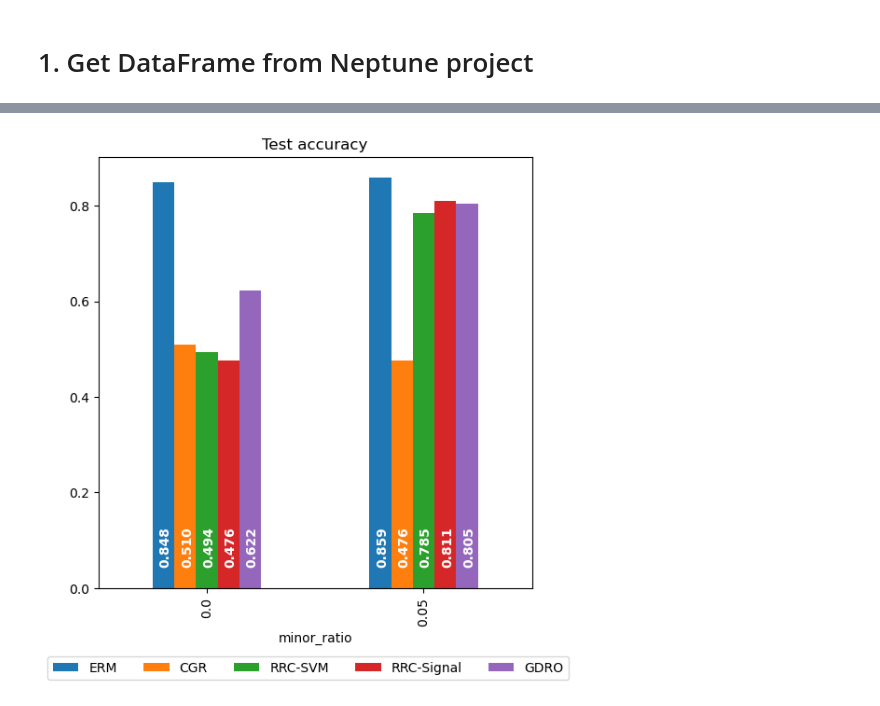
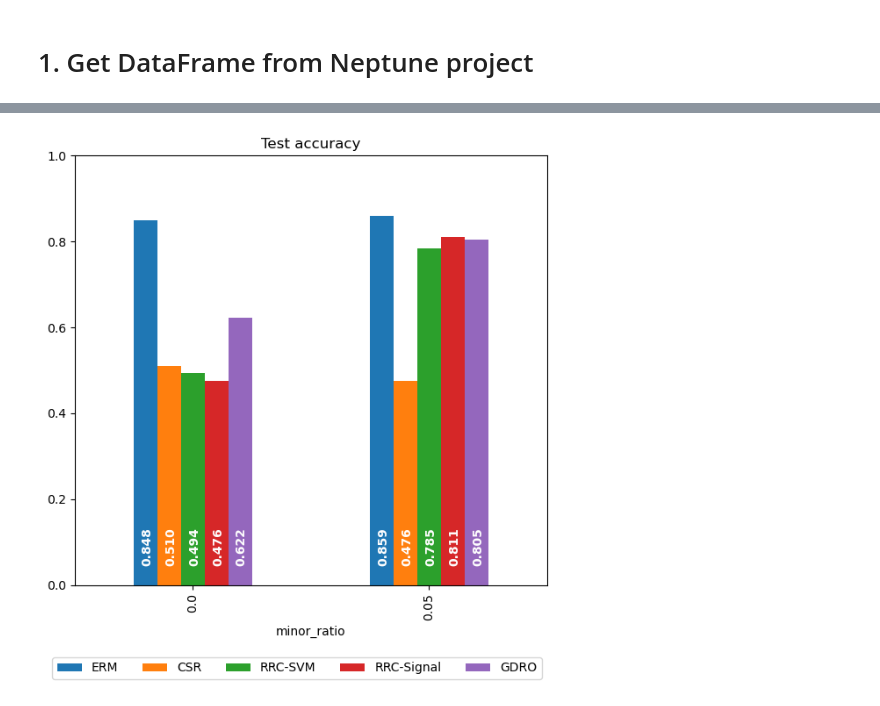
Before and after one commit to joshua840/ConceptualSensitivityRegularization, a Jupyter notebook: notebooks/results_viewer/CelebaCollar_summary.ipynb, the cells around one changed output, grey strips where cells are left out. Drawn from its saved outputs; the diff is of its cells as text; code cells hidden in the pictures.

```diff
--- a/notebooks/results_viewer/CelebaCollar_summary.ipynb
+++ b/notebooks/results_viewer/CelebaCollar_summary.ipynb
@@ -18,7 +18,7 @@ print('-'*20)
 print(len(df))
 
 cktp_list = df.query('module_name == "CGR"')['g_ckpt_path'].unique()
-for key, module_name in zip(['svm', 'signal', 'last'], ['RRC-SVM', 'RRC-Signal', 'CGR']):
+for key, module_name in zip(['celeba_collar_concepts_convnext_t_svm', 'celeba_collar_concepts_convnext_t_signal', 'TEM-610'], ['RRC-SVM', 'RRC-Signal', 'CSR']):
     try:
         ckpt = [i for i in cktp_list if key in i][0]
     except:
@@ -89,7 +90,7 @@ def get_wga(df, module_name):
 
     return idx, best_mean, best_std, test_acc_mean, test_acc_std
 # %%
-module_list = ['ERM', 'CGR', 'RRC-SVM', 'RRC-Signal', 'GDRO']
+module_list = ['ERM', 'CSR', 'RRC-SVM', 'RRC-Signal', 'GDRO']
 
 # get best_mean std and plot
 best_idx_list = []
@@ -111,13 +112,14 @@ best_model_mean = pd.concat(best_mean_list, axis=1)
 best_model_mean.columns = module_list
 
 # plot best model mean
-bars = best_model_mean.plot(kind='bar', yerr=pd.concat(best_std_list, axis=1), ax=ax, capsize=5, legend=False)
+bars = best_model_mean.plot(kind='bar', yerr=pd.concat(best_std_list, axis=1), ax=ax, capsize=5, legend=False, ylim=(0, 1))
 fig.legend(loc='upper center', bbox_to_anchor=(0.5, 0), ncol=5)
 ax.set_title('Worst group accuracy')
 
 for i, vs in enumerate(best_model_mean.values):
     for j, v in enumerate(vs):
         ax.text(i - 0.22 + j * 0.1 , 0.05, str(f'{v:.3f}'), color='white', fontweight='bold', rotation=90)
+plt.savefig('notebooks/results_viewer/figure/celeba_collar_wga.png', bbox_inches='tight')
 plt.show()
 # %% [output]
 ['batch_size_train', 'learning_rate', 'minor_ratio', 'set_last_layer']
@@ -139,17 +141,18 @@ Expected 64, got 192
 # %%
-fig, ax = plt.subplots(1,1, figsize=(6,6))
+fig, ax = plt.subplots(1,1, figsize=(6,6), tight_layout=True)
 
 test_mean = pd.concat(test_mean_list, axis=1)
 test_mean.columns = module_list
 
 # plot best model mean
-bars = test_mean.plot(kind='bar', yerr=pd.concat(test_std_list, axis=1), ax=ax, capsize=5, legend=False)
+bars = test_mean.plot(kind='bar', yerr=pd.concat(test_std_list, axis=1), ax=ax, capsize=5, legend=False, ylim=(0, 1))
 fig.legend(loc='upper center', bbox_to_anchor=(0.5, 0), ncol=5)
 ax.set_title('Test accuracy')
 
 for i, vs in enumerate(test_mean.values):
     for j, v in enumerate(vs):
         ax.text(i - 0.22 + j * 0.1 , 0.05, str(f'{v:.3f}'), color='white', fontweight='bold', rotation=90)
+plt.savefig('notebooks/results_viewer/figure/celeba_collar_ta.png', bbox_inches='tight')
 plt.show()
 # %% [output]
-[figure, old version]
+[figure, new version]
```
Also changed, not shown: parts of 3 cells of this notebook, 36 other files.
